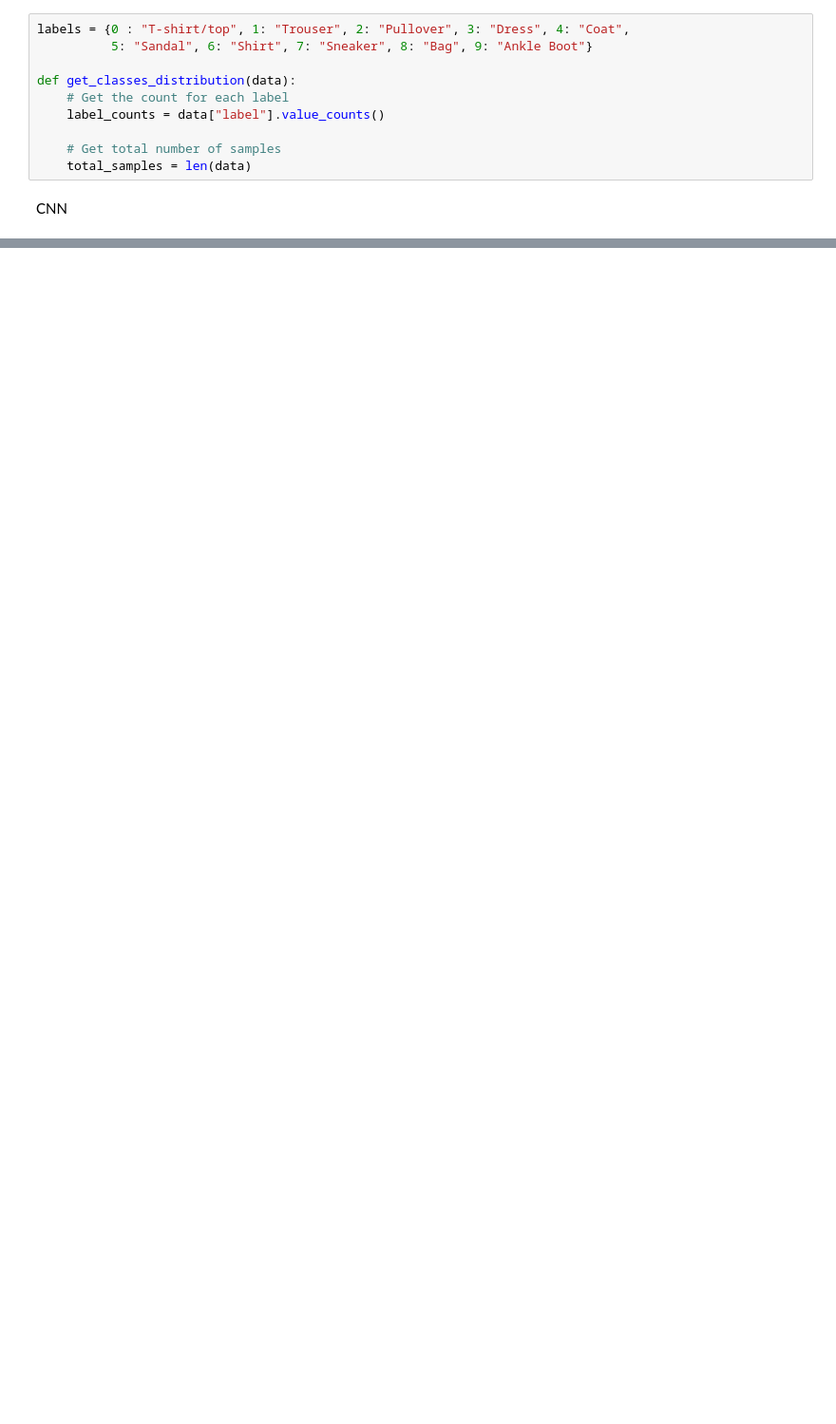
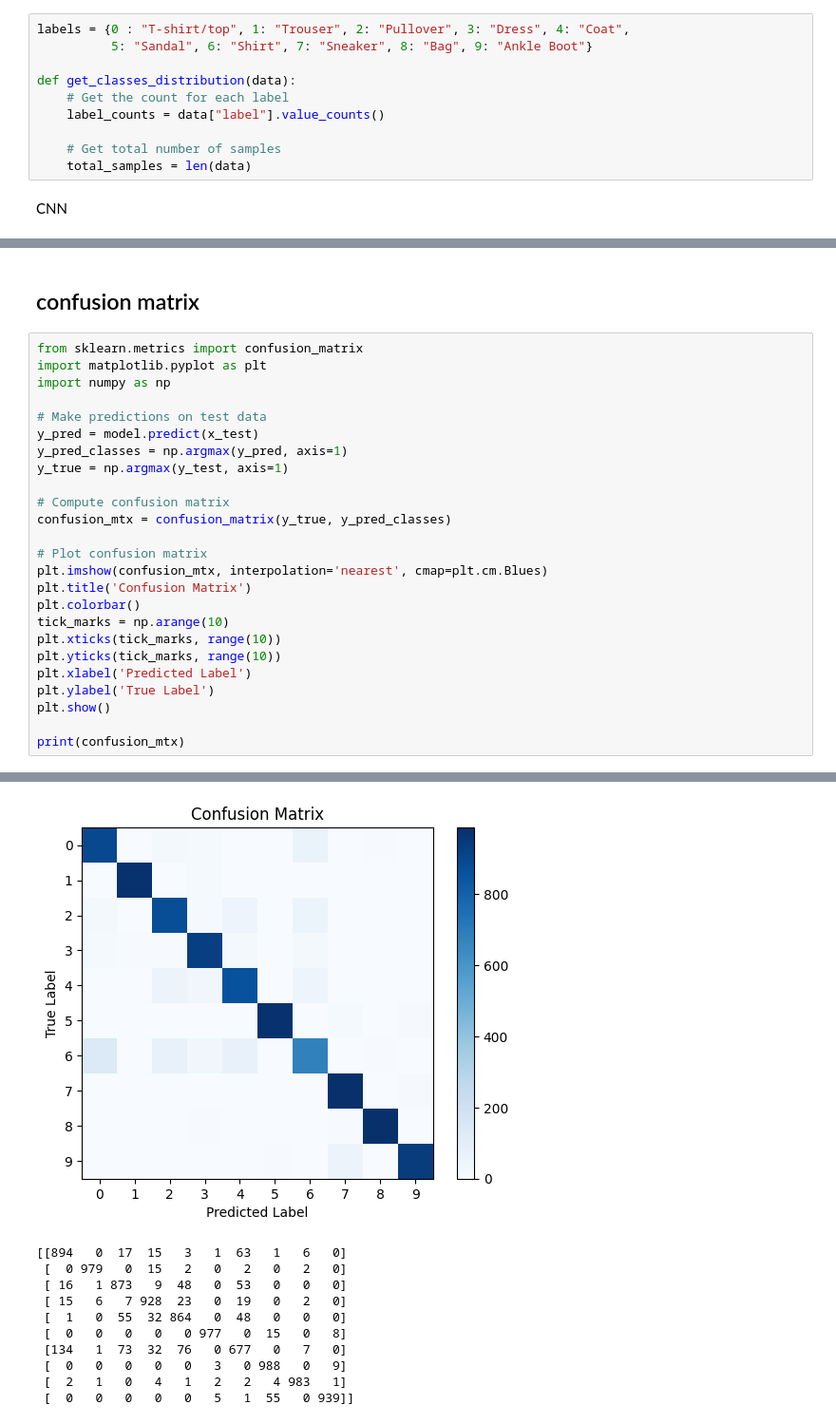
Before and after one commit to Lambru99/Fashion_MNIST_CNN, a Jupyter notebook: Definitivo1.ipynb, the cells around one changed output, grey strips where cells are left out. Shown: that part at 95% size. Cells and saved outputs as stored; diff of their text form; blank space fills up the shorter version.

```diff
--- a/Definitivo1.ipynb
+++ b/Definitivo1.ipynb
@@ -117,0 +153,28 @@ ciao
+# %% [markdown]
+## confusion matrix
+# %%
+from sklearn.metrics import confusion_matrix
+import matplotlib.pyplot as plt
+import numpy as np
+
+# Make predictions on test data
+y_pred = model.predict(x_test)
+y_pred_classes = np.argmax(y_pred, axis=1)
+y_true = np.argmax(y_test, axis=1)
+
+# Compute confusion matrix
+confusion_mtx = confusion_matrix(y_true, y_pred_classes)
+
+# Plot confusion matrix
+plt.imshow(confusion_mtx, interpolation='nearest', cmap=plt.cm.Blues)
+plt.title('Confusion Matrix')
+plt.colorbar()
+tick_marks = np.arange(10)
+plt.xticks(tick_marks, range(10))
+plt.yticks(tick_marks, range(10))
+plt.xlabel('Predicted Label')
+plt.ylabel('True Label')
+plt.show()
+
+print(confusion_mtx)
+# %% [output]
@@ -117,0 +182,11 @@ ciao
+[figure, added]
+[[894   0  17  15   3   1  63   1   6   0]
+ [  0 979   0  15   2   0   2   0   2   0]
+ [ 16   1 873   9  48   0  53   0   0   0]
+ [ 15   6   7 928  23   0  19   0   2   0]
+ [  1   0  55  32 864   0  48   0   0   0]
+ [  0   0   0   0   0 977   0  15   0   8]
+ [134   1  73  32  76   0 677   0   7   0]
+ [  0   0   0   0   0   3   0 988   0   9]
+ [  2   1   0   4   1   2   2   4 983   1]
+ [  0   0   0   0   0   5   1  55   0 939]]
```
Also changed, not shown: parts of 20 cells of this notebook.
